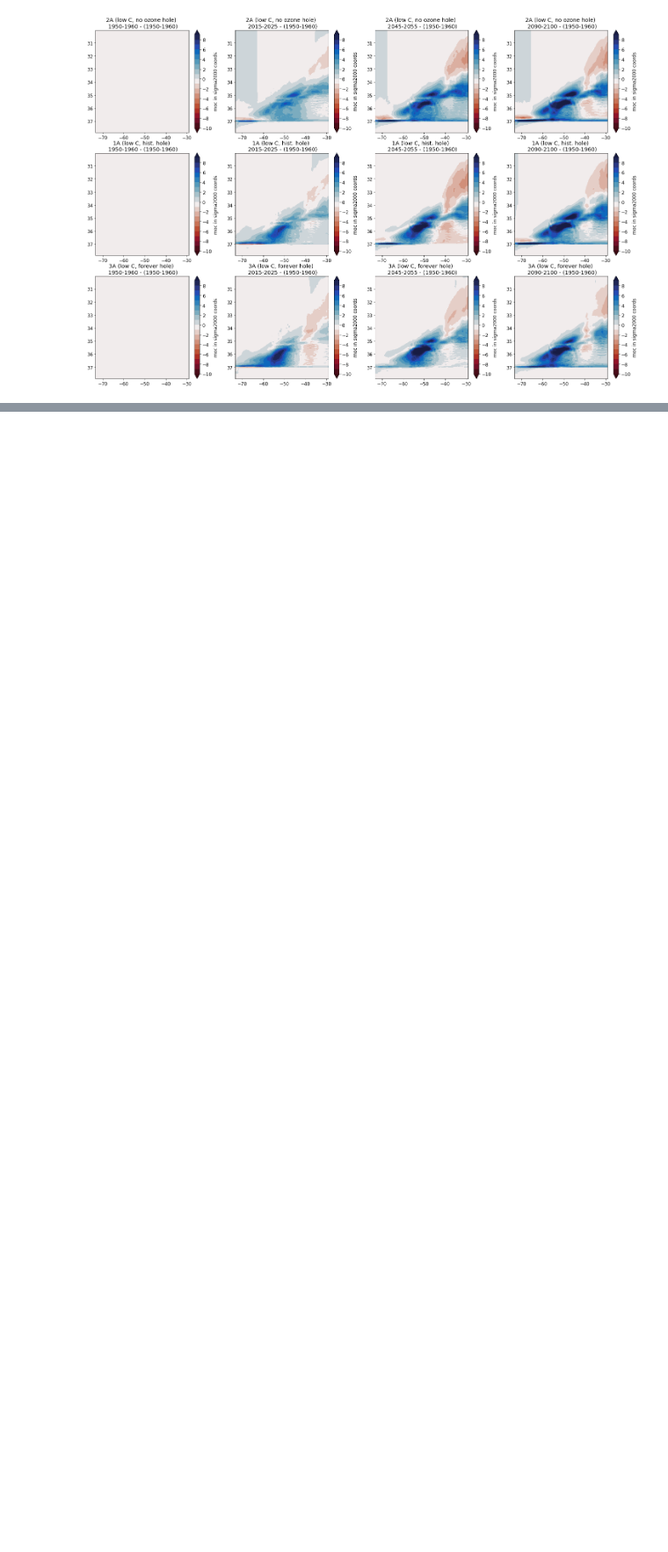
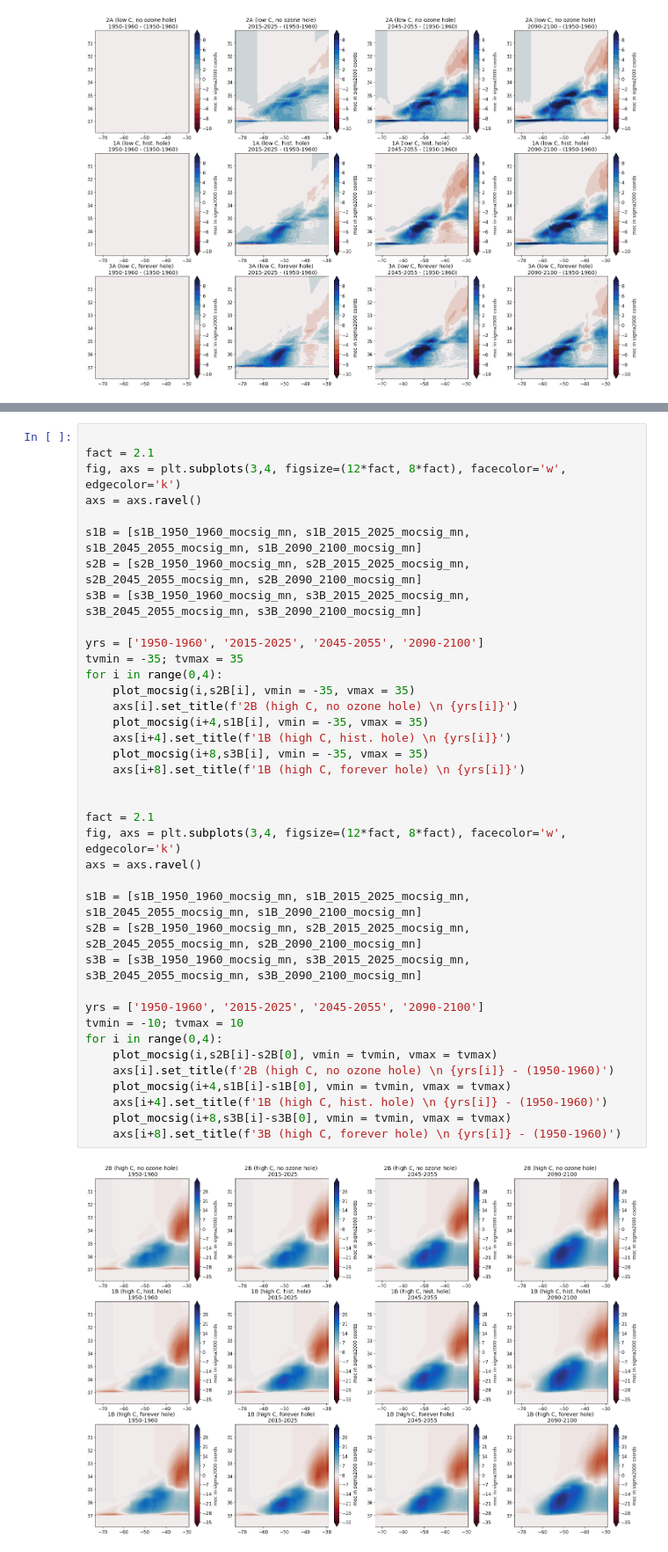
Before and after one commit to tjarnikova/SOZONE, a Jupyter notebook: overturning/long_ts_overturning.ipynb, the cells around one changed output, grey strips where cells are left out. Shown at 88% size. Saved outputs shown, nothing was run; the diff lists cells and outputs as text; blank space fills up the shorter version.

```diff
--- a/overturning/long_ts_overturning.ipynb
+++ b/overturning/long_ts_overturning.ipynb
@@ -529,0 +511,40 @@ for i in range(0,4):
+# %%
+
+fact = 2.1
+fig, axs = plt.subplots(3,4, figsize=(12*fact, 8*fact), facecolor='w', edgecolor='k')
+axs = axs.ravel()
+
+s1B = [s1B_1950_1960_mocsig_mn, s1B_2015_2025_mocsig_mn, s1B_2045_2055_mocsig_mn, s1B_2090_2100_mocsig_mn]
+s2B = [s2B_1950_1960_mocsig_mn, s2B_2015_2025_mocsig_mn, s2B_2045_2055_mocsig_mn, s2B_2090_2100_mocsig_mn]
+s3B = [s3B_1950_1960_mocsig_mn, s3B_2015_2025_mocsig_mn, s3B_2045_2055_mocsig_mn, s3B_2090_2100_mocsig_mn]
+
+yrs = ['1950-1960', '2015-2025', '2045-2055', '2090-2100']
+tvmin = -35; tvmax = 35
+for i in range(0,4):
+    plot_mocsig(i,s2B[i], vmin = -35, vmax = 35)
+    axs[i].set_title(f'2B (high C, no ozone hole) \n {yrs[i]}')
+    plot_mocsig(i+4,s1B[i], vmin = -35, vmax = 35)
+    axs[i+4].set_title(f'1B (high C, hist. hole) \n {yrs[i]}')
+    plot_mocsig(i+8,s3B[i], vmin = -35, vmax = 35)
+    axs[i+8].set_title(f'1B (high C, forever hole) \n {yrs[i]}')
+
+
+fact = 2.1
+fig, axs = plt.subplots(3,4, figsize=(12*fact, 8*fact), facecolor='w', edgecolor='k')
+axs = axs.ravel()
+
+s1B = [s1B_1950_1960_mocsig_mn, s1B_2015_2025_mocsig_mn, s1B_2045_2055_mocsig_mn, s1B_2090_2100_mocsig_mn]
+s2B = [s2B_1950_1960_mocsig_mn, s2B_2015_2025_mocsig_mn, s2B_2045_2055_mocsig_mn, s2B_2090_2100_mocsig_mn]
+s3B = [s3B_1950_1960_mocsig_mn, s3B_2015_2025_mocsig_mn, s3B_2045_2055_mocsig_mn, s3B_2090_2100_mocsig_mn]
+
+yrs = ['1950-1960', '2015-2025', '2045-2055', '2090-2100']
+tvmin = -10; tvmax = 10
+for i in range(0,4):
+    plot_mocsig(i,s2B[i]-s2B[0], vmin = tvmin, vmax = tvmax)
+    axs[i].set_title(f'2B (high C, no ozone hole) \n {yrs[i]} - (1950-1960)')
+    plot_mocsig(i+4,s1B[i]-s1B[0], vmin = tvmin, vmax = tvmax)
+    axs[i+4].set_title(f'1B (high C, hist. hole) \n {yrs[i]} - (1950-1960)')
+    plot_mocsig(i+8,s3B[i]-s3B[0], vmin = tvmin, vmax = tvmax)
+    axs[i+8].set_title(f'3B (high C, forever hole) \n {yrs[i]} - (1950-1960)')
+# %% [output]
+[figure, added]
```
Also changed, not shown: parts of 4 cells of this notebook.
